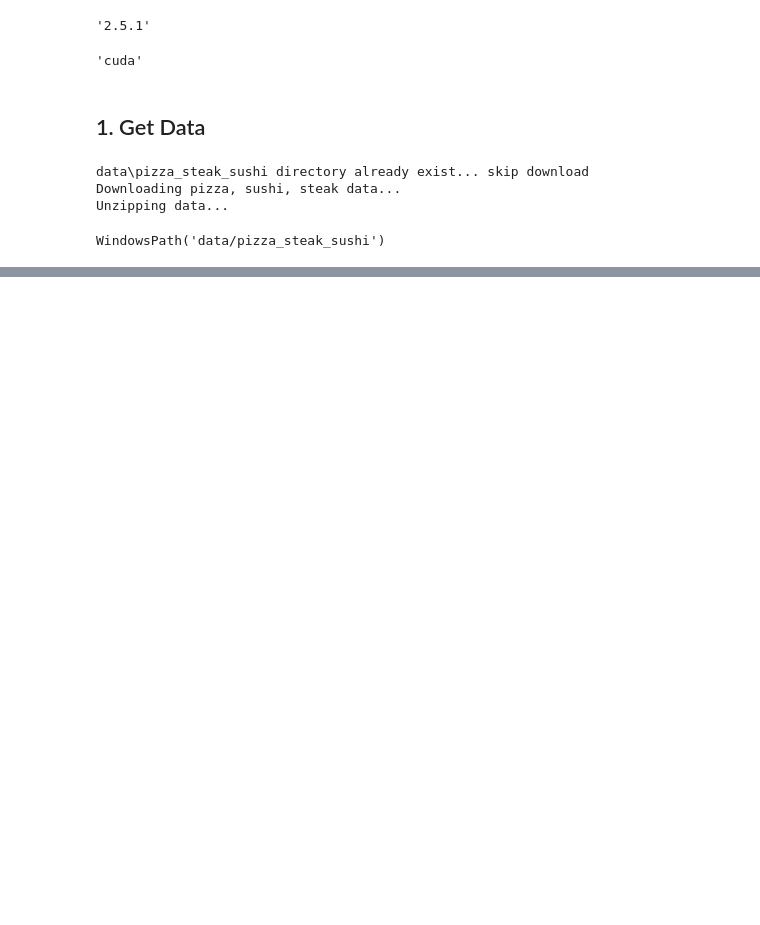
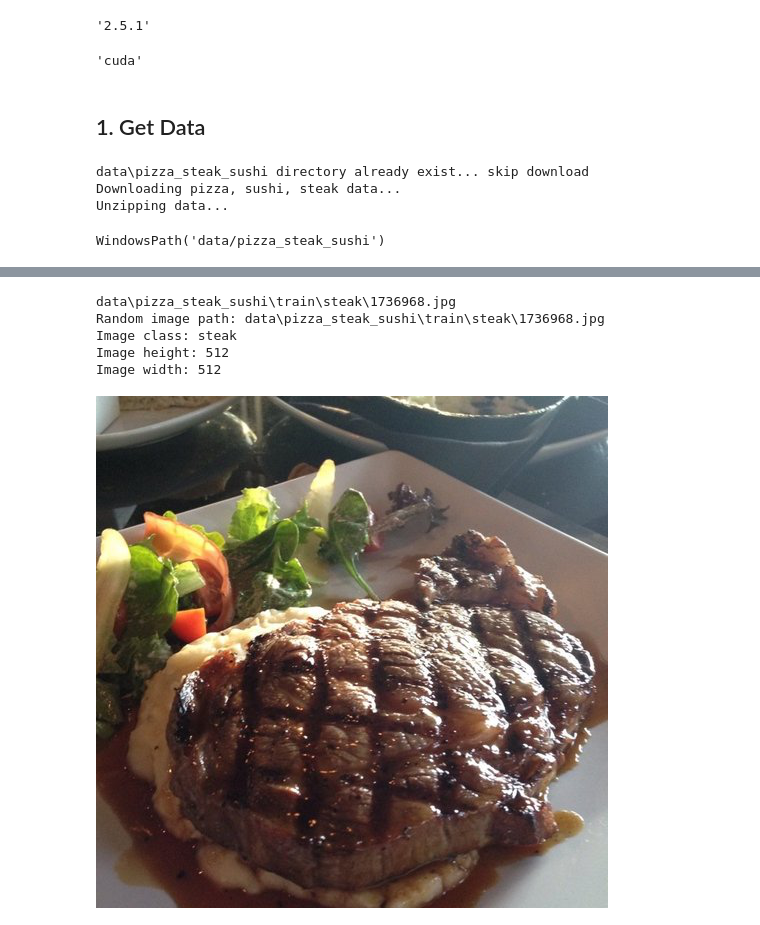
Before and after one commit to padrigon-lynbert/Learning_toorch, a Jupyter notebook: 06_pytorch_custom_datasets.ipynb, the cells around one changed output, grey strips where cells are left out. Cells and saved outputs as stored; diff of their text form; code cells hidden in the pictures; blank space fills up the shorter version.

```diff
--- a/06_pytorch_custom_datasets.ipynb
+++ b/06_pytorch_custom_datasets.ipynb
@@ -51,0 +91,33 @@ WindowsPath('data/pizza_steak_sushi')
+# %%
+import random
+from PIL import Image
+
+# set seed
+# random.seed(42)
+
+# 1. Get all image paths
+image_path_list = list(image_path.glob("*/*/*.jpg"))
+
+# 2. pick a random image path
+random_image_path = random.choice(image_path_list)
+print(random_image_path)
+
+# 3.  get image class (name of directory where the image is stored)
+image_class = random_image_path.parent.stem
+
+# 4. Open image
+img = Image.open(random_image_path)
+
+# 5. print metadata
+print(f"Random image path: {random_image_path}")
+print(f"Image class: {image_class}")
+print(f"Image height: {img.height}")
+print(f"Image width: {img.width}")
+img
+# %% [output]
+data\pizza_steak_sushi\train\steak\1736968.jpg
+Random image path: data\pizza_steak_sushi\train\steak\1736968.jpg
+Image class: steak
+Image height: 512
+Image width: 512
+[figure, added]
```
Also changed, not shown: parts of 8 cells of this notebook.
